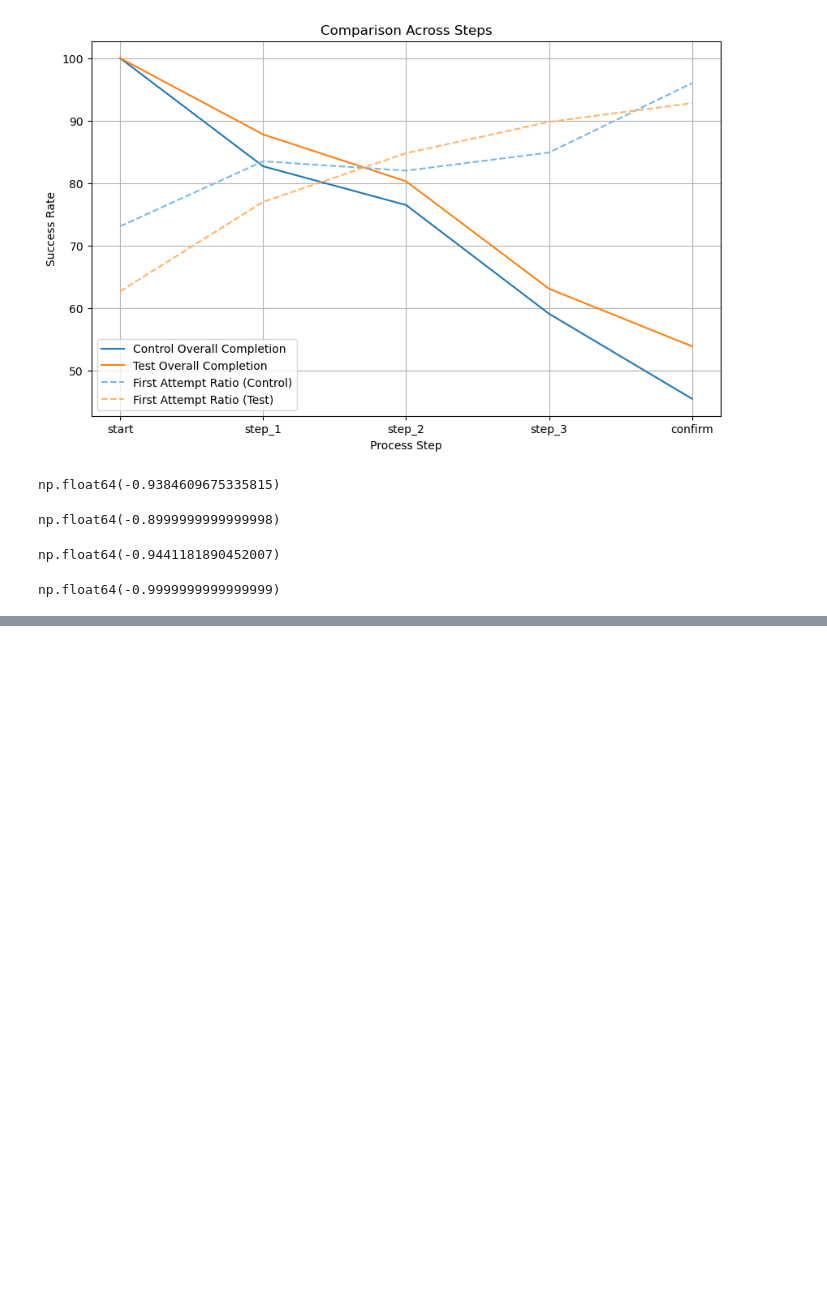
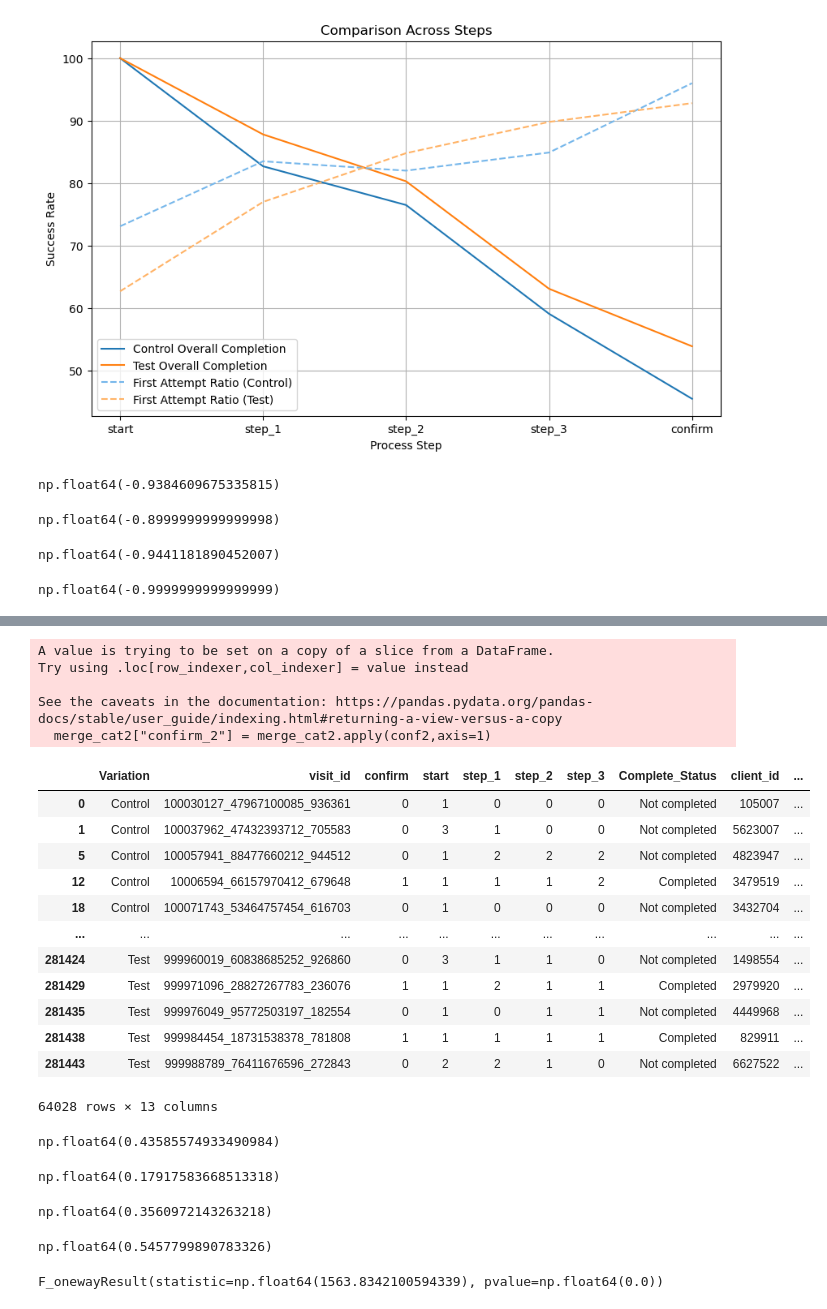
Before and after one commit to ross167/vanguard-ab-test, a Jupyter notebook: merged_pt.ipynb, the cells around one changed output, grey strips where cells are left out. Drawn from its saved outputs; the diff is of its cells as text; code cells hidden in the pictures; blank space fills up the shorter version.

```diff
--- a/merged_pt.ipynb
+++ b/merged_pt.ipynb
@@ -1239,0 +1411,47 @@ np.float64(-0.9999999999999999)
+# %%
+merge_cat2["confirm_2"] = merge_cat2.apply(conf2,axis=1)
+merge_cat2
+# %% [output]
+A value is trying to be set on a copy of a slice from a DataFrame.
+Try using .loc[row_indexer,col_indexer] = value instead
+
+See the caveats in the documentation: https://pandas.pydata.org/pandas-docs/stable/user_guide/indexing.html#returning-a-view-versus-a-copy
+  merge_cat2["confirm_2"] = merge_cat2.apply(conf2,axis=1)
+|  | Variation | visit_id | confirm | start | step_1 | step_2 | step_3 | Complete_Status | client_id | ... |
+| 0 | Control | 100030127_47967100085_936361 | 0 | 1 | 0 | 0 | 0 | Not completed | 105007 | ... |
+| 1 | Control | 100037962_47432393712_705583 | 0 | 3 | 1 | 0 | 0 | Not completed | 5623007 | ... |
+| 5 | Control | 100057941_88477660212_944512 | 0 | 1 | 2 | 2 | 2 | Not completed | 4823947 | ... |
+| 12 | Control | 10006594_66157970412_679648 | 1 | 1 | 1 | 1 | 2 | Completed | 3479519 | ... |
+| 18 | Control | 100071743_53464757454_616703 | 0 | 1 | 0 | 0 | 0 | Not completed | 3432704 | ... |
+| ... | ... | ... | ... | ... | ... | ... | ... | ... | ... | ... |
+| 281424 | Test | 999960019_60838685252_926860 | 0 | 3 | 1 | 1 | 0 | Not completed | 1498554 | ... |
+| 281429 | Test | 999971096_28827267783_236076 | 1 | 1 | 2 | 1 | 1 | Completed | 2979920 | ... |
+| 281435 | Test | 999976049_95772503197_182554 | 0 | 1 | 0 | 1 | 1 | Not completed | 4449968 | ... |
+| 281438 | Test | 999984454_18731538378_781808 | 1 | 1 | 1 | 1 | 1 | Completed | 829911 | ... |
+| 281443 | Test | 999988789_76411676596_272843 | 0 | 2 | 2 | 1 | 0 | Not completed | 6627522 | ... |
+64028 rows × 13 columns
+# %%
+sample_S_P = merge_cat2[merge_cat2["Class"]=="Slow Passer"]["confirm_2"]
+sample_S_P.mean()
+# %% [output]
+np.float64(0.43585574933490984)
+# %%
+sample_S_R = merge_cat2[merge_cat2["Class"]=="Slow Repeater"]["confirm_2"]
+sample_S_R.mean()
+# %% [output]
+np.float64(0.17917583668513318)
+# %%
+sample_F_R = merge_cat2[merge_cat2["Class"]=="Fast Repeater"]["confirm_2"]
+sample_F_R.mean()
+# %% [output]
+np.float64(0.3560972143263218)
+# %%
+sample_F_P = merge_cat2[merge_cat2["Class"]=="Fast Passer"]["confirm_2"]
+sample_F_P.mean()
+# %% [output]
+np.float64(0.5457799890783326)
+# %%
+import scipy.stats as st
+st.f_oneway(sample_S_P, sample_S_R, sample_F_R, sample_F_P)
+# %% [output]
+F_onewayResult(statistic=np.float64(1563.8342100594339), pvalue=np.float64(0.0))
```
Also changed, not shown: parts of 14 cells of this notebook, 1 other file.
